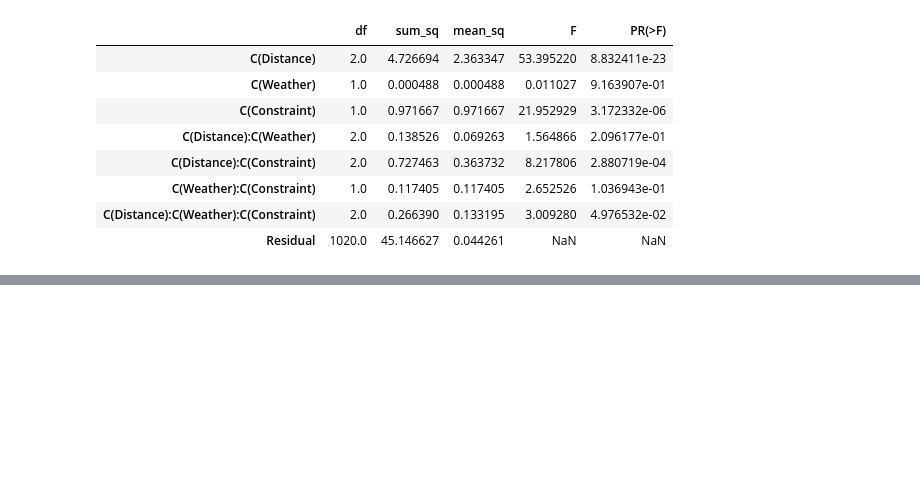
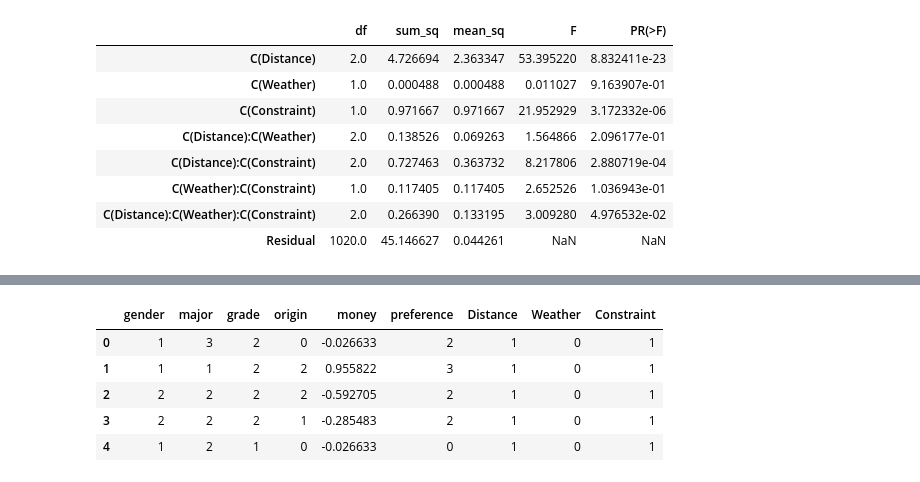
Before and after one commit to Github-1069/Jiaotong-Preference, a Jupyter notebook: Analysis.ipynb, the cells around one changed output, grey strips where cells are left out. Cells and saved outputs as stored; diff of their text form; code cells hidden in the pictures; blank space fills up the shorter version.

```diff
--- a/Analysis.ipynb
+++ b/Analysis.ipynb
@@ -95,0 +122,21 @@ anova(df, 3)
+# %%
+df2 = df2.melt(
+    id_vars=properties,
+    value_vars=situations,
+    var_name='situation',
+    value_name='preference'
+)
+S = ['Distance', 'Weather', 'Constraint']
+for i, s in enumerate(S):
+    df2[s] = df2['situation'].str[i]
+
+df2.drop('situation', axis=1, inplace=True)
+df2[S] = df2[S].astype(int)
+df2.head()
+# %% [output]
+|  | gender | major | grade | origin | money | preference | Distance | Weather | Constraint |
+| 0 | 1 | 3 | 2 | 0 | -0.026633 | 2 | 1 | 0 | 1 |
+| 1 | 1 | 1 | 2 | 2 | 0.955822 | 3 | 1 | 0 | 1 |
+| 2 | 2 | 2 | 2 | 2 | -0.592705 | 2 | 1 | 0 | 1 |
+| 3 | 2 | 2 | 2 | 1 | -0.285483 | 2 | 1 | 0 | 1 |
+| 4 | 1 | 2 | 1 | 0 | -0.026633 | 0 | 1 | 0 | 1 |
```
Also changed, not shown: parts of 8 cells of this notebook, 1 other file.
